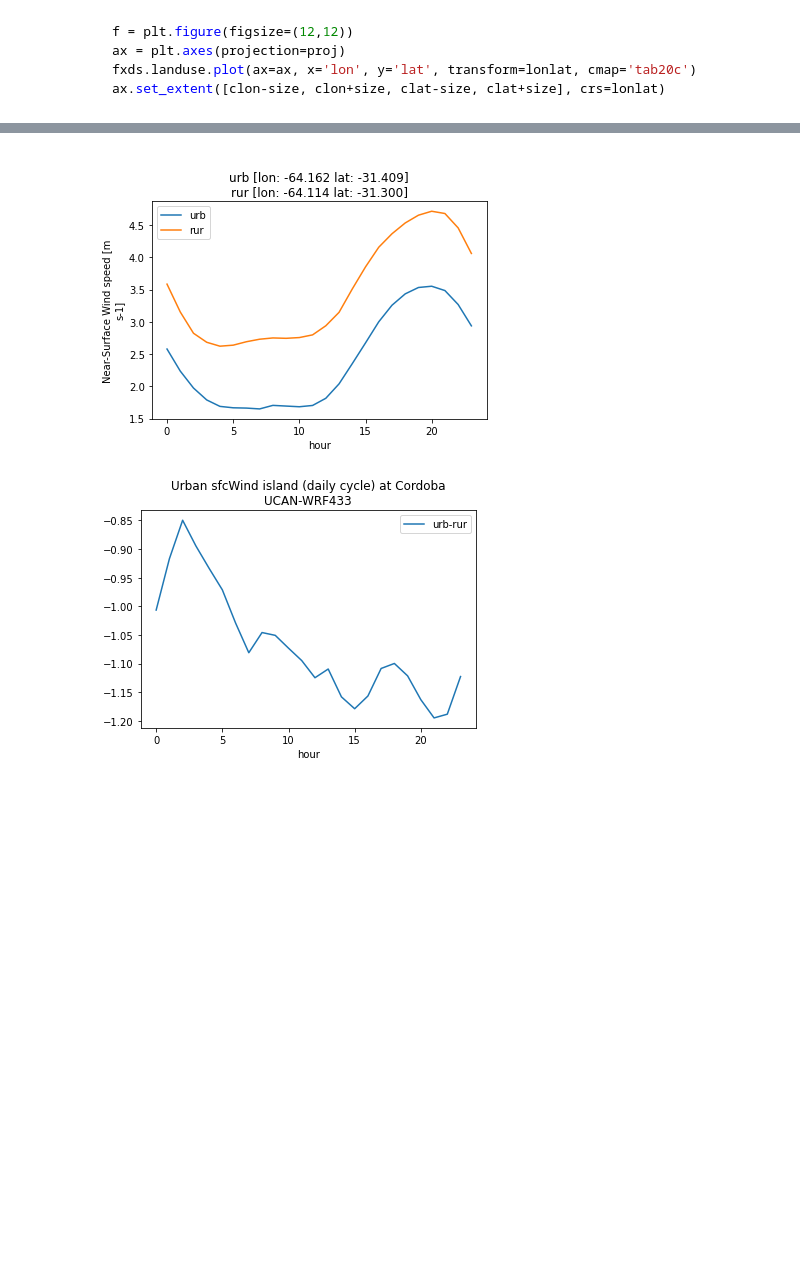
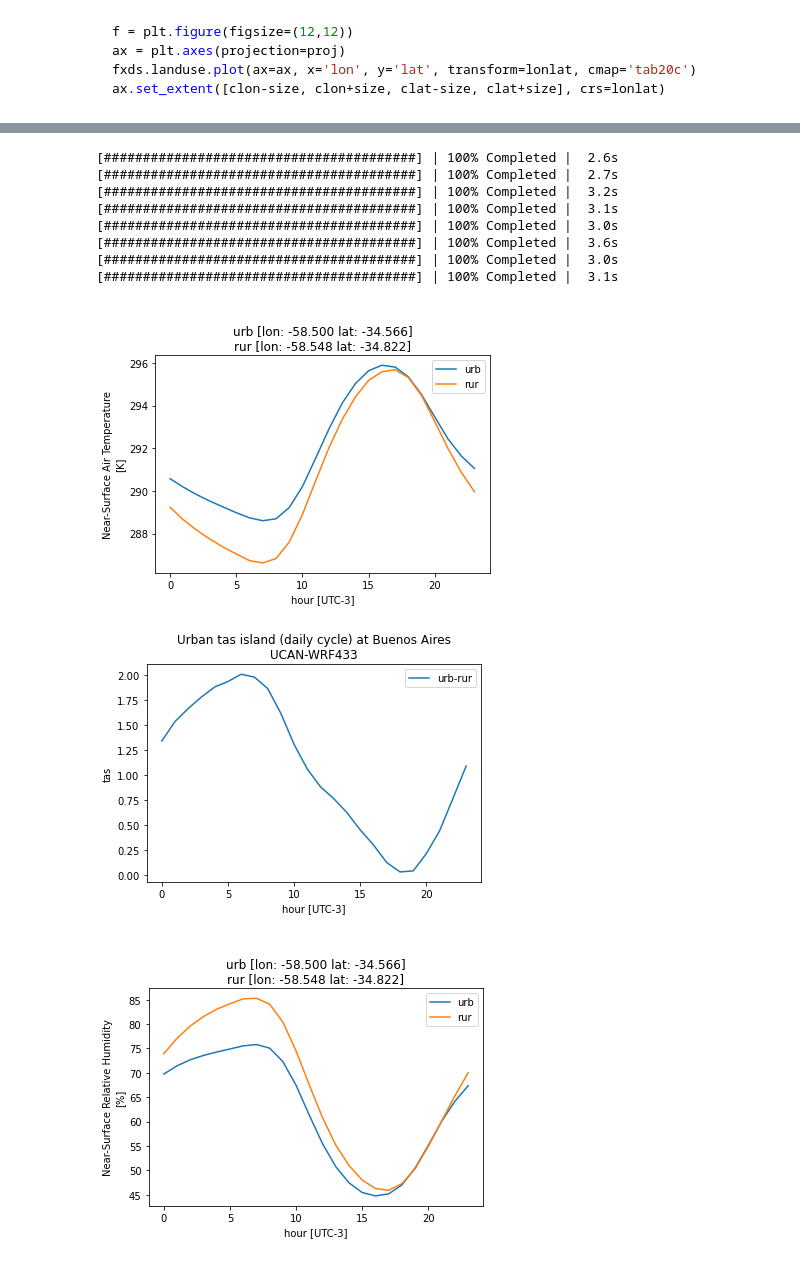
Before and after one commit to jesusff/fps-sesa-analyses, a Jupyter notebook: uhi_dcycle.ipynb, the cells around one changed output, grey strips where cells are left out. Cells and saved outputs as stored; diff of their text form; code cells hidden in the pictures; blank space fills up the shorter version.

Commit message:
Loop over variables

```diff
--- a/uhi_dcycle.ipynb
+++ b/uhi_dcycle.ipynb
@@ -14,9 +14,8 @@ ProgressBar().register()
 source = 'USP-RegCM471'
 source = 'UCAN-WRF433'
 city = 'Porto Alegre'
+city = 'Cordoba'
 city = 'Buenos Aires'
-city = 'Cordoba'
-var = 'sfcWind'
 urban_thres = 0.10
 land_thres = 0.50
 size = 1.5 # degrees plotted around city center
@@ -134,17 +107,51 @@ for site in sites:
-# %%
-title = ''
-for site in sites:
-  dc[site].plot()
-  title += f'\n{site} [lon: {dc[site].lon.values:.3f} lat: {dc[site].lat.values:.3f}]'
-plt.title(title)
-plt.legend(sites)
-plt.savefig(f'figs/UrbRur_{var}_{pcity}_{source}_dc.png', facecolor='white')
-# %% [output]
-[figure, removed]
-# %%
-(dc['urb']-dc['rur']).plot()
-plt.title(f'Urban {var} island (daily cycle) at {city}\n{source}')
-plt.legend(['urb-rur'])
-plt.savefig(f'figs/UHI_{var}_{pcity}_{source}_dc.png')
-# %% [output]
-[figure, removed]
+# %%
+def get_var_ts(ds, var, target_lon, target_lat, geods=None):
+  '''Retrieve time series for a given variable closest to a target location'''
+  if geods is None:
+    geods = ds
+  dist = (geods['lon']-target_lon)**2 + (geods['lat']-target_lat)**2
+  [ilat], [ilon] = np.where(dist == np.min(dist))
+  return(ds[var].isel(rlat=ilat, rlon=ilon))
+
+for var in ['tas', 'hurs', 'sfcWind']:
+  ts = {}
+  dc = {}
+  sites = ['urb', 'rur']
+  for site in sites:
+    if var == 'sfcWind':
+      u = get_var_ts(hrds, 'uas', loc[city][site]['lon'], loc[city][site]['lat'], geods=fxds).compute()
+      v = get_var_ts(hrds, 'vas', loc[city][site]['lon'], loc[city][site]['lat'], geods=fxds).compute()
+      ts[site] = np.sqrt(u**2 + v**2)
+      ts[site].attrs.update(long_name = 'Near-Surface Wind speed', units = 'm s-1')
+    else:
+      ts[site] = get_var_ts(hrds, var, loc[city][site]['lon'], loc[city][site]['lat'], geods=fxds).compute()
+    dc[site] = ts[site].groupby('time.hour').mean(dim='time')
+
+  plt.figure()
+  title = ''
+  for site in sites:
+    dc[site].roll(hour=-3).plot()
+    title += f'\n{site} [lon: {dc[site].lon.values:.3f} lat: {dc[site].lat.values:.3f}]'
+  plt.title(title)
+  plt.xlabel('hour [UTC-3]')
+  plt.legend(sites)
+  plt.savefig(f'figs/UrbRur_{var}_{pcity}_{source}_dc.png', facecolor='white')
+
+  plt.figure()
+  (dc['urb']-dc['rur']).roll(hour=-3).plot()
+  plt.title(f'Urban {var} island (daily cycle) at {city}\n{source}')
+  plt.xlabel('hour [UTC-3]')
+  plt.legend(['urb-rur'])
+  plt.savefig(f'figs/UHI_{var}_{pcity}_{source}_dc.png', facecolor='white')
+# %% [output]
+[########################################] | 100% Completed |  2.6s
+[########################################] | 100% Completed |  2.7s
+[########################################] | 100% Completed |  3.2s
+[########################################] | 100% Completed |  3.1s
+[########################################] | 100% Completed |  3.0s
+[########################################] | 100% Completed |  3.6s
+[########################################] | 100% Completed |  3.0s
+[########################################] | 100% Completed |  3.1s
+[figure, added]
+[figure, added]
+[figure, added]
```
Also changed, not shown: parts of 3 cells of this notebook.
